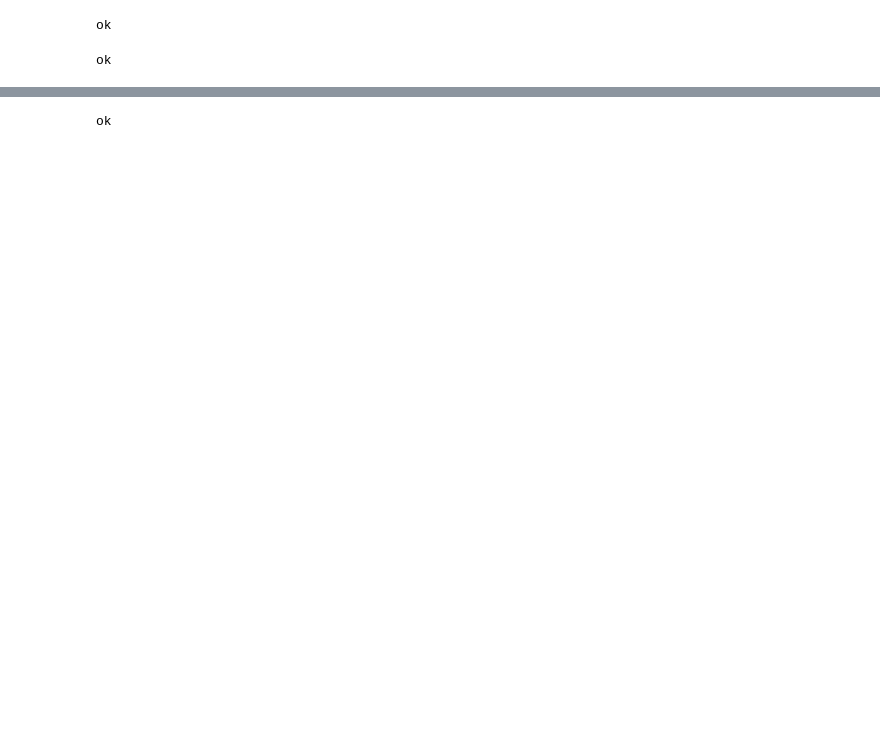
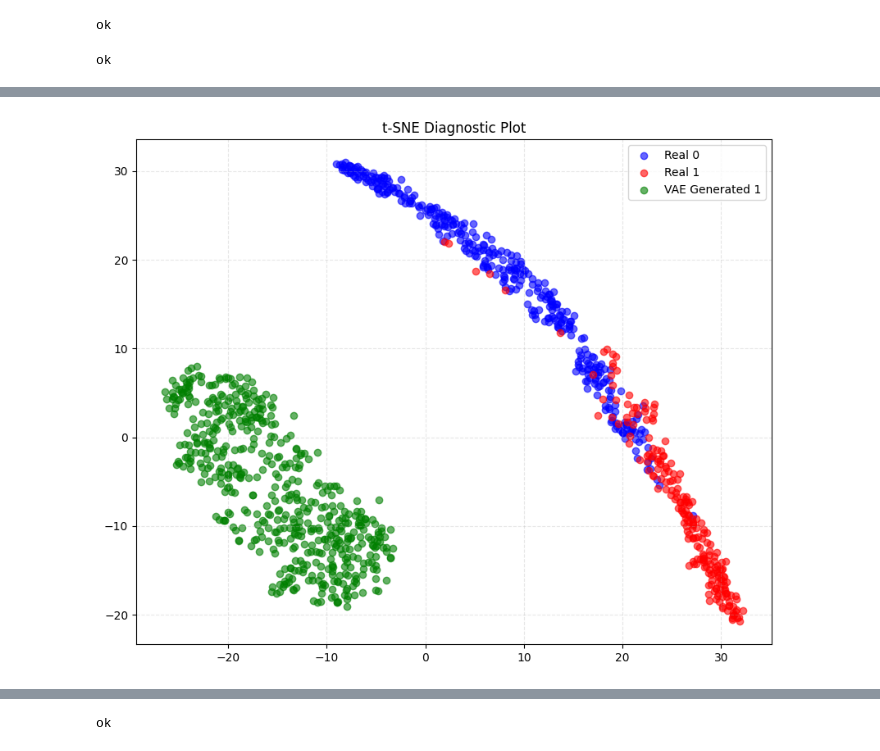
Before and after one commit to Iittlefish/parallel_res_network-with-VAE-reconstruct-error, a Jupyter notebook: breast-cancer-wisconsin-data.ipynb, the cells around one changed output, grey strips where cells are left out. Drawn from its saved outputs; the diff is of its cells as text; code cells hidden in the pictures; blank space fills up the shorter version.

```diff
--- a/breast-cancer-wisconsin-data.ipynb
+++ b/breast-cancer-wisconsin-data.ipynb
@@ -52,7 +52,7 @@ df["diagnosis"] = df["diagnosis"].map(mapping)
 
 print(df['diagnosis'].value_counts())
 
-x = df.drop(columns = "diagnosis")
+x = df.drop(columns = "diagnosis").values
 y = df["diagnosis"].values
 
 x_train, x_test, y_train, y_test = train_test_split(x, y, test_size=0.2, random_state=621)
@@ -66,6 +66,14 @@ x_train = torch.tensor(x_train, dtype=torch.float32)
 x_test = torch.tensor(x_test, dtype=torch.float32)
 y_train = torch.tensor(y_train, dtype=torch.float32).view(-1, 1)
 y_test = torch.tensor(y_test, dtype=torch.float32).view(-1, 1)
+
+x_1 = x[y == 1]
+x_1 = m_scaler.transform(x_1)
+x_1 = torch.tensor(x_1, dtype=torch.float32)
+
+x_0 = x[y == 0]
+x_0 = m_scaler.transform(x_0)
+x_0 = torch.tensor(x_0, dtype=torch.float32)
 # %% [output]
 diagnosis
 0    357
@@ -176,11 +198,8 @@ Epoch [100/100] Loss: 0.5267 | Recon: 0.5266 | KL: 0.0001 (wt: 0.100)
 # %%
-import torch
-
-VAE_model.eval()
 def sampling_fn(batch_size = 80):
-
+    VAE_model.eval()
     batch_size = batch_size
-    latent_dim = 4
+    latent_dim = 2
 
     tensor = torch.randn(batch_size, latent_dim)
     y_tensor = torch.zeros(batch_size).view(-1, 1)
@@ -222,0 +271,43 @@ ok
+# %%
+import matplotlib.pyplot as plt
+import numpy as np
+from sklearn.manifold import TSNE
+
+X_0 = x[y == 0]
+X_1 = x[y == 1]
+X_vae_1, _ = sampling_fn(80)
+X = np.concatenate([X_0, X_1, X_vae_1], axis=0)
+
+y = np.concatenate(
+    [
+        np.zeros(len(X_0)),
+        np.ones(len(X_1)),
+        np.ones(len(X_vae_1)) * 2,
+    ]
+)
+
+
+tsne = TSNE(n_components=2, perplexity=55, n_iter=1000, random_state=42)
+X_embedded = tsne.fit_transform(X)
+
+plt.figure(figsize=(10, 8))
+colors = ["blue", "red", "green"]
+labels = ["Real 0", "Real 1", "VAE Generated 1"]
+
+for i in range(3):
+    idx = y == i
+    plt.scatter(
+        X_embedded[idx, 0],
+        X_embedded[idx, 1],
+        c=colors[i],
+        label=labels[i],
+        alpha=0.6,
+    )
+plt.grid(True, linestyle='--', alpha=0.3)
+
+plt.legend()
+plt.title("t-SNE Diagnostic Plot")
+plt.savefig("tsne_diagnostic_plot.png", dpi=300, bbox_inches='tight')
+plt.show()
+# %% [output]
+[figure, added]
```
Also changed, not shown: parts of 13 cells of this notebook.
